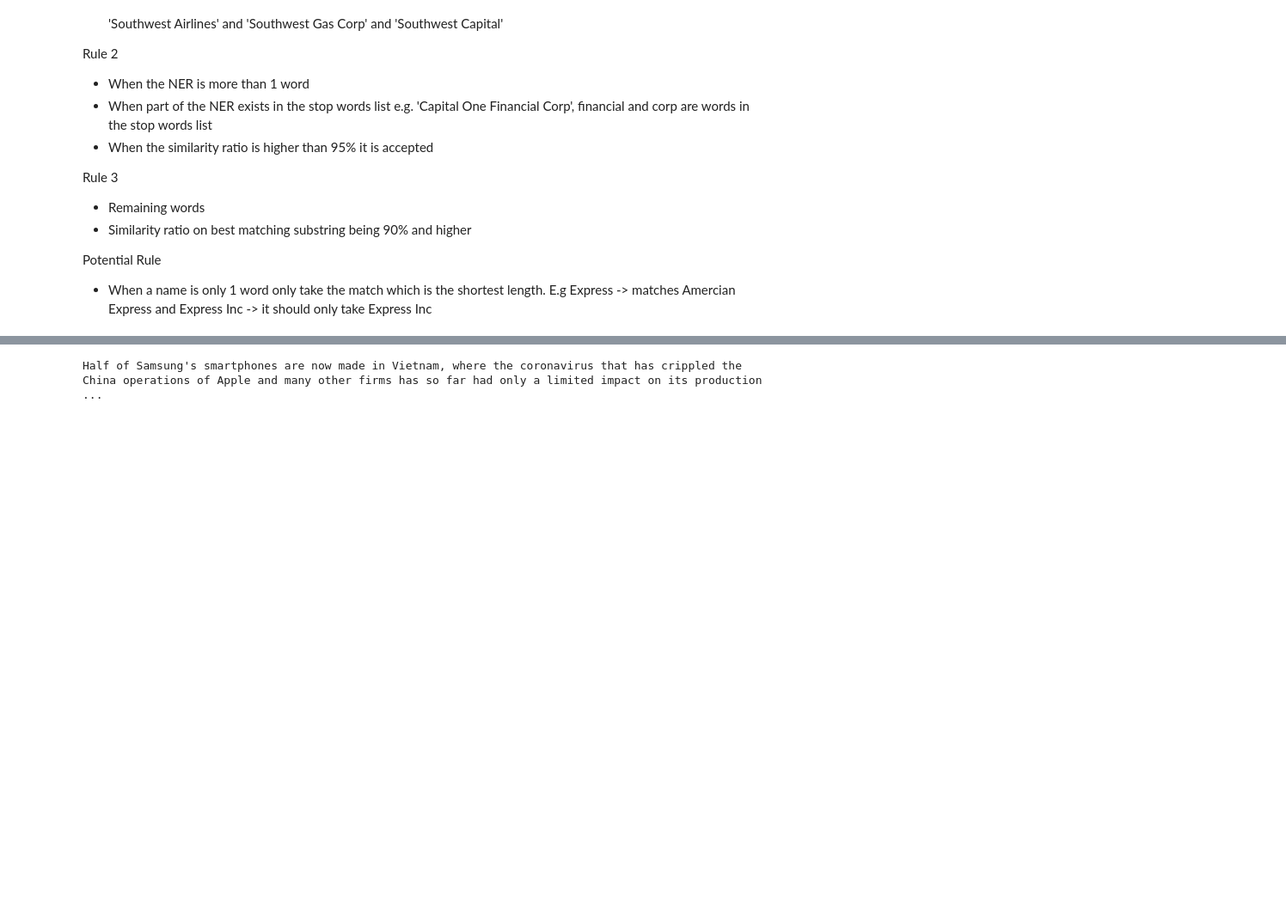
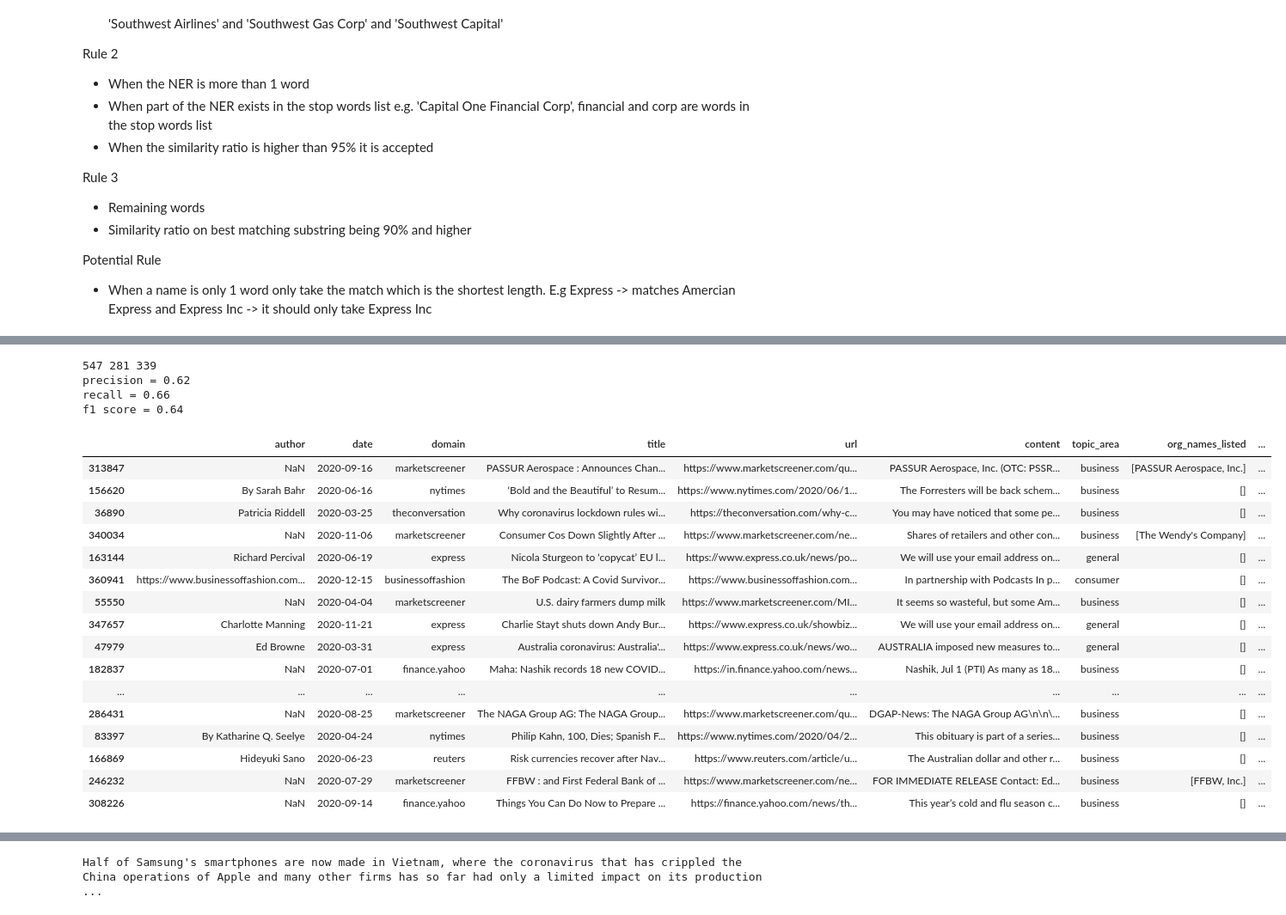
Before and after one commit to TraceyEtheridge/Thesis, a Jupyter notebook: Covid_Articles_NER.ipynb, the cells around one changed output, grey strips where cells are left out. Shown at 86% size. Drawn from its saved outputs; the diff is of its cells as text; code cells hidden in the pictures; blank space fills up the shorter version.

```diff
--- a/Covid_Articles_NER.ipynb
+++ b/Covid_Articles_NER.ipynb
@@ -235,3 +299,16 @@ Rule 3
 
 Potential Rule
 - When a name is only 1 word only take the match which is the shortest length. E.g Express -> matches Amercian Express and Express Inc -> it should only take Express Inc
+# %%
+# Import listed companies
+filepath_companies = './data/company_names_listed.xlsx'
+companies_list = pd.read_excel(filepath_companies, sheet_name = 'company_names')
+
+# Drop companies names that are 2 or 3 characters long
+companies_list = companies_list.drop(labels = companies_list[companies_list['name'].str.len() < 4].index)
+
+# Countries of interest
+countries_included = ['United States', 'Canada', 'Australia', 'United Kingdom']
+companies_list = companies_list[companies_list['country'].isin(countries_included)]
+
+companies_list['country'].value_counts()
@@ -238,3 +449,64 @@ Potential Rule
+# %%
+df_ner_clean['count_matches'] = ''
+df_ner_clean['count_lab_not_found'] = ''
+df_ner_clean['count_found_not_lab'] = ''
+col_index_onm = df_ner_clean.columns.get_loc('org_names_listed')
+col_index_fnm = df_ner_clean.columns.get_loc('filtered_names_match')
+col_index_cm = df_ner_clean.columns.get_loc('count_matches')
+col_index_clnf = df_ner_clean.columns.get_loc('count_lab_not_found')
+col_index_cfnl = df_ner_clean.columns.get_loc('count_found_not_lab')
+
+for idx in range(len(df_ner_clean)):
+    # True Positives
+    count_matches = len(list(set(df_ner_clean.iloc[idx,col_index_onm]).intersection(df_ner_clean.iloc[idx,col_index_fnm])))
+    # False Negatives
+    count_lab_not_found = len(list(set(df_ner_clean.iloc[idx,col_index_onm]).difference(df_ner_clean.iloc[idx,col_index_fnm]))) # labelled but not found in NER
+    # False Positives
+    count_found_not_lab = len(list(set(df_ner_clean.iloc[idx,col_index_fnm]).difference(df_ner_clean.iloc[idx,col_index_onm]))) # found in NER but not labelled
+
+    df_ner_clean.iat[idx, col_index_cm] = count_matches
+    df_ner_clean.iat[idx, col_index_clnf] = count_lab_not_found
+    df_ner_clean.iat[idx, col_index_cfnl] = count_found_not_lab
+# %%
+# Calculate performance
+
+true_pos = sum(df_ner_clean['count_matches'])
+false_neg = sum(df_ner_clean['count_lab_not_found'])
+false_pos = sum(df_ner_clean['count_found_not_lab'])
+
+print(true_pos, false_neg, false_pos)
+
+precision = true_pos / (true_pos + false_pos) # low number means lots of false positives
+recall = true_pos / (true_pos + false_neg) # low number means lots of false negatives
+f1_score = 2 * (precision * recall) / (precision + recall)
+print(f'precision = {round(precision,2)}')
+print(f'recall = {round(recall,2)}')
+print(f'f1 score = {round(f1_score,2)}')
+# %% [output]
+547 281 339
+precision = 0.62
+recall = 0.66
+f1 score = 0.64
+# %%
+df_ner_clean[30:50]#.head(20)
+# %% [output]
+|  | author | date | domain | title | url | content | topic_area | org_names_listed | ... |
+| 313847 | NaN | 2020-09-16 | marketscreener | PASSUR Aerospace : Announces Chan... | https://www.marketscreener.com/qu... | PASSUR Aerospace, Inc. (OTC: PSSR... | business | [PASSUR Aerospace, Inc.] | ... |
+| 156620 | By Sarah Bahr | 2020-06-16 | nytimes | ‘Bold and the Beautiful’ to Resum... | https://www.nytimes.com/2020/06/1... | The Forresters will be back schem... | business | [] | ... |
+| 36890 | Patricia Riddell | 2020-03-25 | theconversation | Why coronavirus lockdown rules wi... | https://theconversation.com/why-c... | You may have noticed that some pe... | business | [] | ... |
+| 340034 | NaN | 2020-11-06 | marketscreener | Consumer Cos Down Slightly After ... | https://www.marketscreener.com/ne... | Shares of retailers and other con... | business | [The Wendy's Company] | ... |
+| 163144 | Richard Percival | 2020-06-19 | express | Nicola Sturgeon to ‘copycat’ EU l... | https://www.express.co.uk/news/po... | We will use your email address on... | general | [] | ... |
+| 360941 | https://www.businessoffashion.com... | 2020-12-15 | businessoffashion | The BoF Podcast: A Covid Survivor... | https://www.businessoffashion.com... | In partnership with Podcasts In p... | consumer | [] | ... |
+| 55550 | NaN | 2020-04-04 | marketscreener | U.S. dairy farmers dump milk | https://www.marketscreener.com/MI... | It seems so wasteful, but some Am... | business | [] | ... |
+| 347657 | Charlotte Manning | 2020-11-21 | express | Charlie Stayt shuts down Andy Bur... | https://www.express.co.uk/showbiz... | We will use your email address on... | general | [] | ... |
+| 47979 | Ed Browne | 2020-03-31 | express | Australia coronavirus: Australia'... | https://www.express.co.uk/news/wo... | AUSTRALIA imposed new measures to... | general | [] | ... |
+| 182837 | NaN | 2020-07-01 | finance.yahoo | Maha: Nashik records 18 new COVID... | https://in.finance.yahoo.com/news... | Nashik, Jul 1 (PTI) As many as 18... | business | [] | ... |
+| ... | ... | ... | ... | ... | ... | ... | ... | ... | ... |
+| 286431 | NaN | 2020-08-25 | marketscreener | The NAGA Group AG: The NAGA Group... | https://www.marketscreener.com/qu... | DGAP-News: The NAGA Group AG\n\n\... | business | [] | ... |
+| 83397 | By Katharine Q. Seelye | 2020-04-24 | nytimes | Philip Kahn, 100, Dies; Spanish F... | https://www.nytimes.com/2020/04/2... | This obituary is part of a series... | business | [] | ... |
+| 166869 | Hideyuki Sano | 2020-06-23 | reuters | Risk currencies recover after Nav... | https://www.reuters.com/article/u... | The Australian dollar and other r... | business | [] | ... |
+| 246232 | NaN | 2020-07-29 | marketscreener | FFBW : and First Federal Bank of ... | https://www.marketscreener.com/ne... | FOR IMMEDIATE RELEASE Contact: Ed... | business | [FFBW, Inc.] | ... |
+| 308226 | NaN | 2020-09-14 | finance.yahoo | Things You Can Do Now to Prepare ... | https://finance.yahoo.com/news/th... | This year’s cold and flu season c... | business | [] | ... |
 # %%
 df_ner_clean['filtered_names'] = ''
 df_ner_clean['filtered_names_match'] = ''
```
Also changed, not shown: parts of 35 cells of this notebook, 2 other files.
